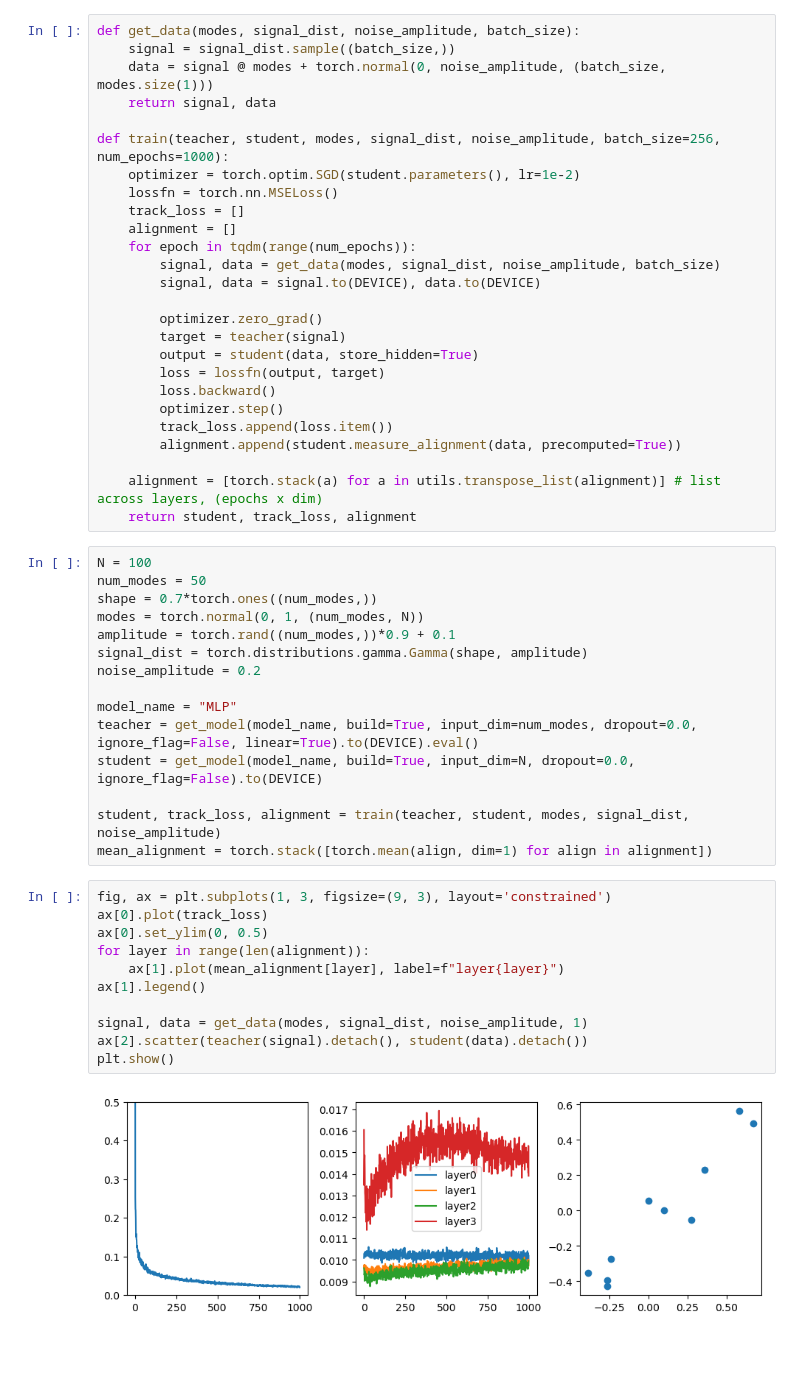
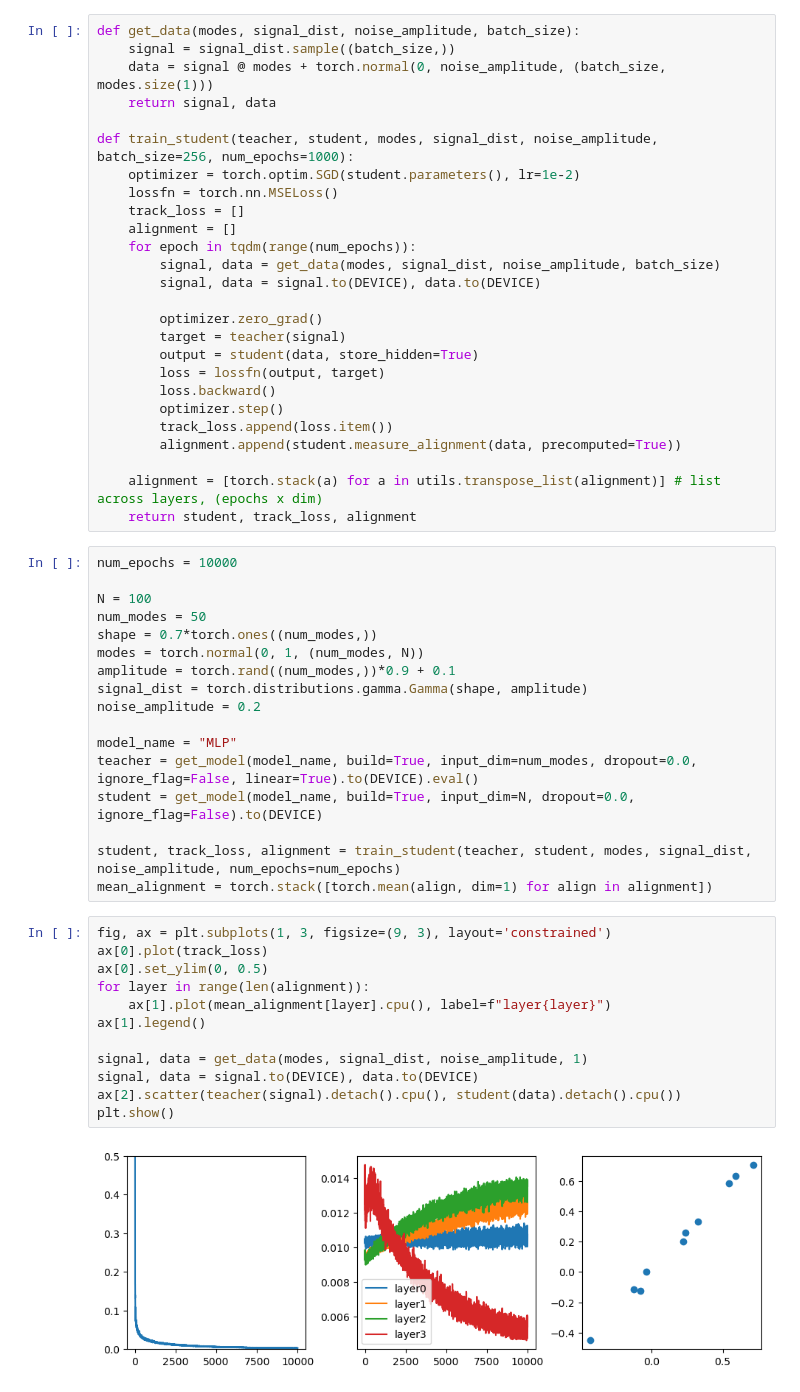
Before and after one commit to celiaberon/networkAlignmentAnalysis, a Jupyter notebook: testbook.ipynb, the cells around one changed output. Drawn from its saved outputs; the diff is of its cells as text; blank space fills up the shorter version.

```diff
--- a/testbook.ipynb
+++ b/testbook.ipynb
@@ -33,7 +33,7 @@ def get_data(modes, signal_dist, noise_amplitude, batch_size):
     data = signal @ modes + torch.normal(0, noise_amplitude, (batch_size, modes.size(1)))
     return signal, data
 
-def train(teacher, student, modes, signal_dist, noise_amplitude, batch_size=256, num_epochs=1000):
+def train_student(teacher, student, modes, signal_dist, noise_amplitude, batch_size=256, num_epochs=1000):
     optimizer = torch.optim.SGD(student.parameters(), lr=1e-2)
     lossfn = torch.nn.MSELoss()
     track_loss = []
@@ -54,6 +54,8 @@ def train(teacher, student, modes, signal_dist, noise_amplitude, batch_size=256,
     alignment = [torch.stack(a) for a in utils.transpose_list(alignment)] # list across layers, (epochs x dim)
     return student, track_loss, alignment
 # %%
+num_epochs = 10000
+
 N = 100
 num_modes = 50
 shape = 0.7*torch.ones((num_modes,))
@@ -66,21 +68,22 @@ model_name = "MLP"
 teacher = get_model(model_name, build=True, input_dim=num_modes, dropout=0.0, ignore_flag=False, linear=True).to(DEVICE).eval()
 student = get_model(model_name, build=True, input_dim=N, dropout=0.0, ignore_flag=False).to(DEVICE)
 
-student, track_loss, alignment = train(teacher, student, modes, signal_dist, noise_amplitude)
+student, track_loss, alignment = train_student(teacher, student, modes, signal_dist, noise_amplitude, num_epochs=num_epochs)
 mean_alignment = torch.stack([torch.mean(align, dim=1) for align in alignment])
 # %%
 fig, ax = plt.subplots(1, 3, figsize=(9, 3), layout='constrained')
 ax[0].plot(track_loss)
 ax[0].set_ylim(0, 0.5)
 for layer in range(len(alignment)):
-    ax[1].plot(mean_alignment[layer], label=f"layer{layer}")
+    ax[1].plot(mean_alignment[layer].cpu(), label=f"layer{layer}")
 ax[1].legend()
 
 signal, data = get_data(modes, signal_dist, noise_amplitude, 1)
-ax[2].scatter(teacher(signal).detach(), student(data).detach())
+signal, data = signal.to(DEVICE), data.to(DEVICE)
+ax[2].scatter(teacher(signal).detach().cpu(), student(data).detach().cpu())
 plt.show()
 # %% [output]
-[figure, old version]
+[figure, new version]
 # %%
 N, S = 2, 10000
 num_modes = 2
```
Also changed, not shown: parts of 8 cells of this notebook, 1 other file.
